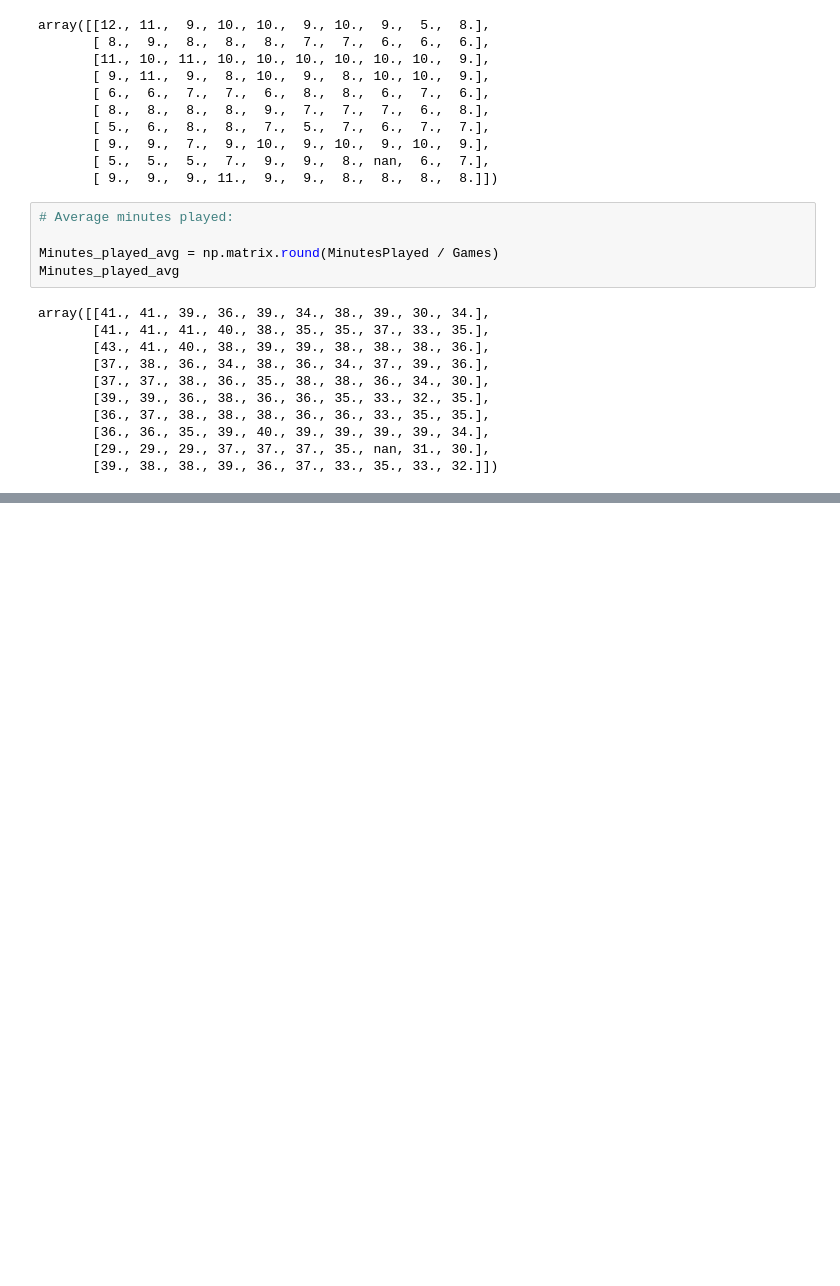
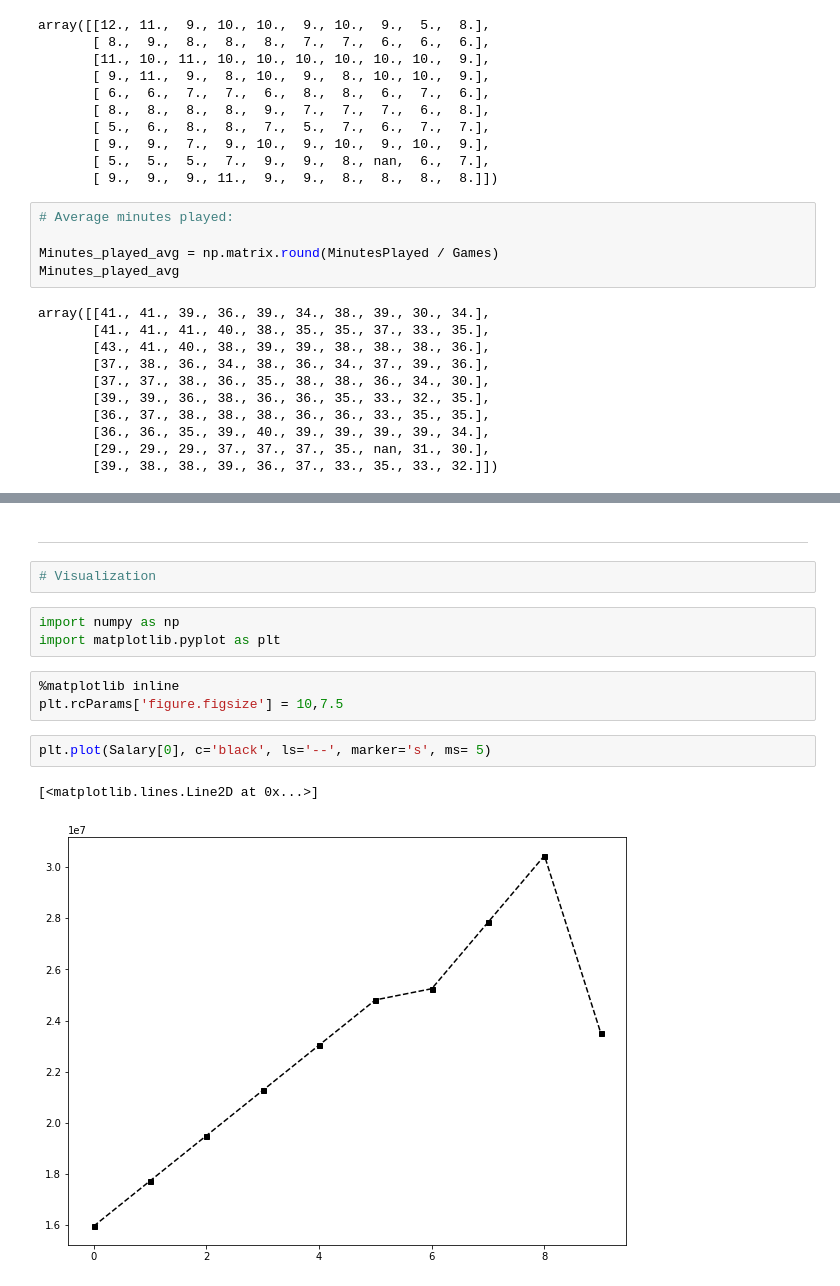
Before and after one commit to Krishna-OO3/JupyterNB, a Jupyter notebook: Matrices/Project-Basketball Trends.ipynb, the cells around one changed output, grey strips where cells are left out. Cells and saved outputs as stored; diff of their text form; blank space fills up the shorter version.

```diff
--- a/Matrices/Project-Basketball Trends.ipynb
+++ b/Matrices/Project-Basketball Trends.ipynb
@@ -323,0 +337,15 @@ array([[41., 41., 39., 36., 39., 34., 38., 39., 30., 34.],
+# %% [markdown]
+---
+# %%
+# Visualization
+# %%
+import numpy as np
+import matplotlib.pyplot as plt
+# %%
+%matplotlib inline
+plt.rcParams['figure.figsize'] = 10,7.5
+# %%
+plt.plot(Salary[0], c='black', ls='--', marker='s', ms= 5)
+# %% [output]
+[<matplotlib.lines.Line2D at 0x...>]
+[figure, added]
```
Also changed, not shown: parts of 14 cells of this notebook, 1 other file.
